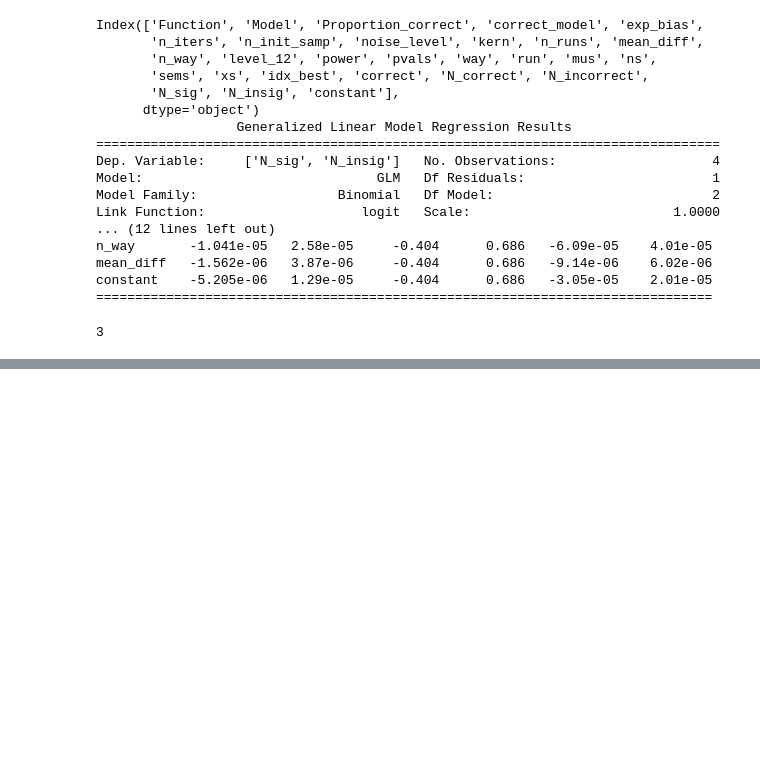
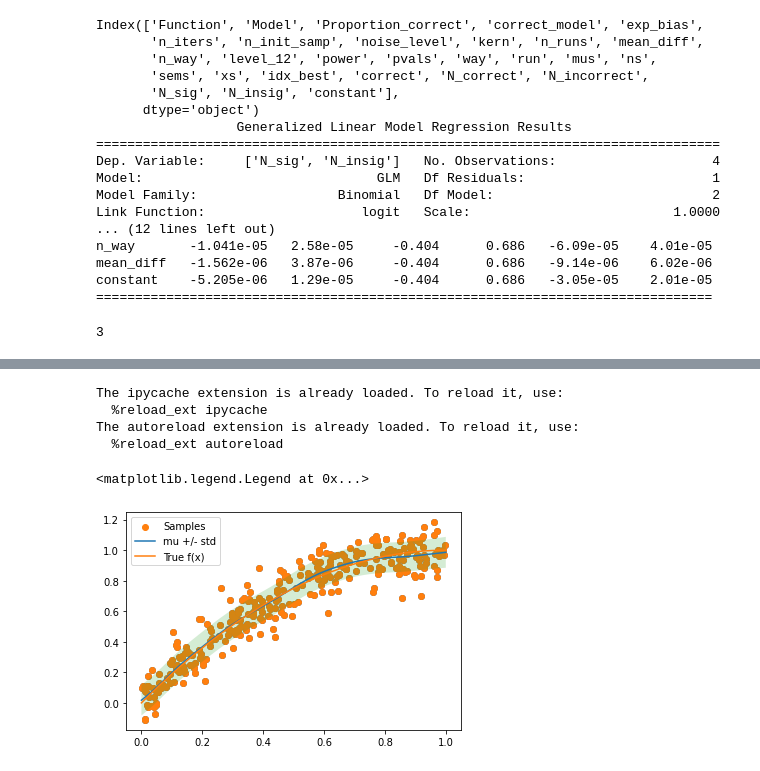
Before and after one commit to pennmem/BayesGPc, a Jupyter notebook: BO_test_analyses.ipynb, the cells around one changed output, grey strips where cells are left out. Saved outputs shown, nothing was run; the diff lists cells and outputs as text; code cells hidden in the pictures; blank space fills up the shorter version.

Commit message:
fixed run script; more work and notes on sample size computations/power analyses

```diff
--- a/BO_test_analyses.ipynb
+++ b/BO_test_analyses.ipynb
@@ -501,0 +485,62 @@ plt.show()
+# %%
+# validation of computation of degrees of freedom for Gaussian process model
+from sklearn import gaussian_process
+from sklearn.gaussian_process import kernels
+import copy
+
+%load_ext ipycache
+%load_ext autoreload
+%autoreload 2
+from ReferenceBayesianSearch import TestFunction
+
+func_name = "quadratic"  #"sum_squares"  #"schwefel"
+x_dim = 1
+fcn_noise_level = 0.1
+verbosity = 0
+fcn = TestFunction(func_name, fcn_noise_level, x_dim, verbosity)
+
+n_samples = 300
+
+noise_level = 0.1
+
+kern = kernels.WhiteKernel(noise_level=np.exp(-2),
+                           noise_level_bounds=(0.01, 4))
+# mean_domain_length = np.diff(x_interval, axis=1).mean()
+
+diff = fcn.x_interval[0, 1] - fcn.x_interval[0, 0]
+interp_val = 0.25
+init_length_scale = 1.0 * diff * 0.05  #(length_scale_lower + interp_val * diff) * mean_domain_length
+length_scale_bounds = np.array([0.1, 2.0]) * diff
+var_kern = kernels.ConstantKernel(constant_value=1.0, constant_value_bounds=(0.25, 4.0))
+kern += kernels.Matern(nu=3/2,
+                       length_scale=init_length_scale,
+                       length_scale_bounds=length_scale_bounds) * var_kern
+
+x = np.random.uniform(fcn.x_interval[0, 0], fcn.x_interval[0, 1], (n_samples, 1,))
+y = fcn.f(x)
+
+gpr = gaussian_process.GaussianProcessRegressor(kernel=copy.deepcopy(kern), normalize_y=True)
+gpr.fit(x, y)
+
+x_plot = np.linspace(fcn.x_interval[0, 0], fcn.x_interval[0, 1], 1000).reshape(-1, 1)
+plt.scatter(x, y)
+
+pred_mu, pred_std = gpr.predict(x_plot, return_std=True)
+f = fcn.f(x_plot, add_noise=False)
+
+# print(pred_std)
+plt.scatter(x, y, label=f"Samples")
+plt.plot(x_plot, pred_mu, label=f"mu +/- std")
+plt.plot(x_plot, f, label=f"True f(x)")
+plt.fill_between(x_plot.reshape(-1),
+                 pred_mu.reshape(-1) - pred_std,
+                 pred_mu.reshape(-1) + pred_std,
+                 alpha=0.2)
+plt.legend()
+# %% [output]
+The ipycache extension is already loaded. To reload it, use:
+  %reload_ext ipycache
+The autoreload extension is already loaded. To reload it, use:
+  %reload_ext autoreload
+<matplotlib.legend.Legend at 0x...>
+[figure, added]
```
Also changed, not shown: parts of 9 cells of this notebook, 4 other files.
